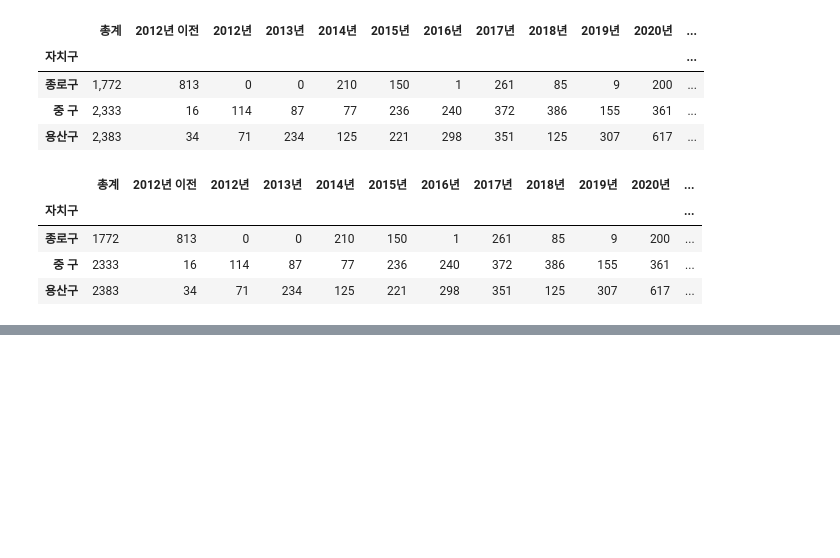
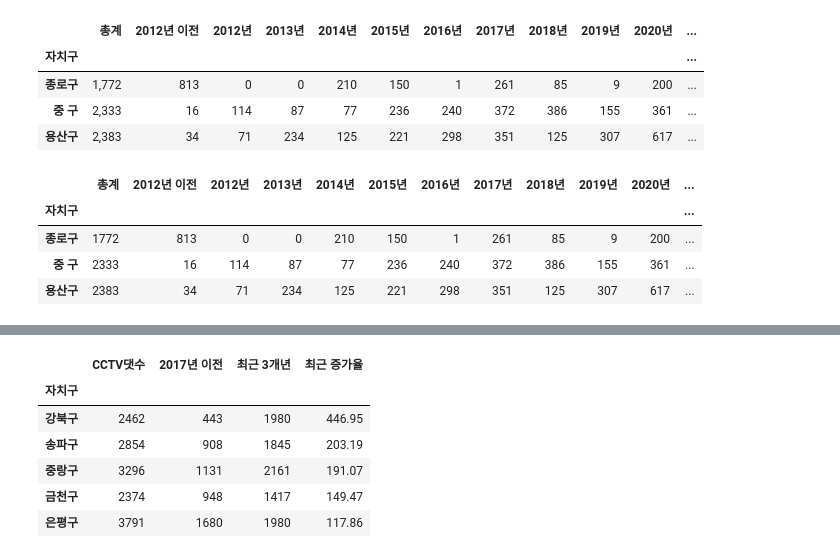
Before and after one commit to eunjiLee11/Data-Analysis-2021.11, a Jupyter notebook: 02.Pandas/06.DataFrame-인덱스조작.ipynb, the cells around one changed output, grey strips where cells are left out. Drawn from its saved outputs; the diff is of its cells as text; code cells hidden in the pictures; blank space fills up the shorter version.

```diff
--- a/02.Pandas/06.DataFrame-인덱스조작.ipynb
+++ b/02.Pandas/06.DataFrame-인덱스조작.ipynb
@@ -133,0 +184,11 @@ cctv.head(3)
+# %%
+# 9) 최근 증가율 Top 5
+cctv.sort_values(by='최근 증가율', ascending=False).head()
+# %% [output]
+|  | CCTV댓수 | 2017년 이전 | 최근 3개년 | 최근 증가율 |
+| 자치구 |  |  |  |  |
+| 강북구 | 2462 | 443 | 1980 | 446.95 |
+| 송파구 | 2854 | 908 | 1845 | 203.19 |
+| 중랑구 | 3296 | 1131 | 2161 | 191.07 |
+| 금천구 | 2374 | 948 | 1417 | 149.47 |
+| 은평구 | 3791 | 1680 | 1980 | 117.86 |
```
Also changed, not shown: parts of 6 cells of this notebook, 10 other files.
